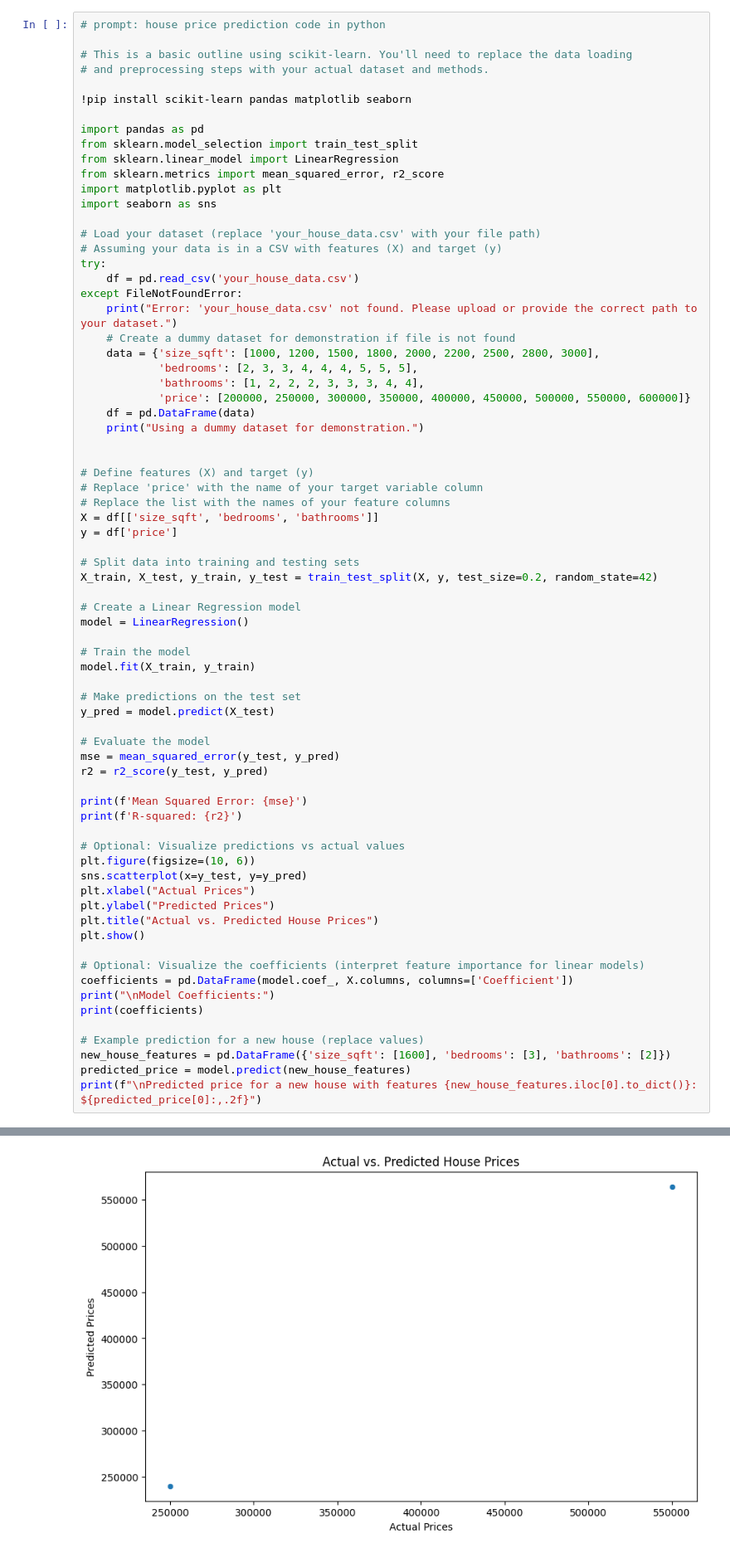
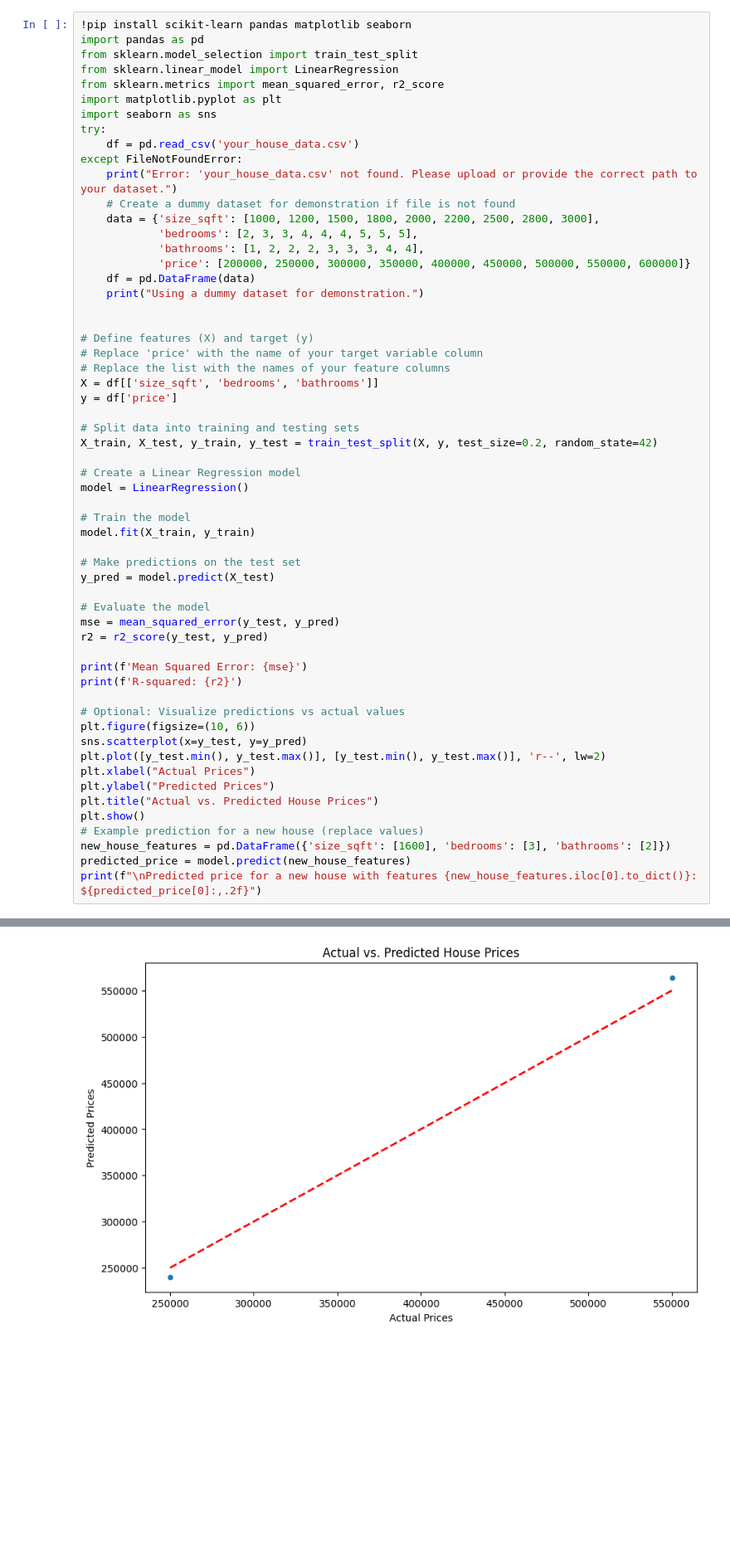
Before and after one commit to manoj791/predictive, a Jupyter notebook: house_price_prediction.ipynb, the cells around one changed output, grey strips where cells are left out. Shown at 83% size. Drawn from its saved outputs; the diff is of its cells as text; blank space fills up the shorter version.

```diff
--- a/house_price_prediction.ipynb
+++ b/house_price_prediction.ipynb
@@ -1,22 +1,13 @@
 # %% [markdown]
 <a href="https://colab.research.google.com/github/manoj791/predictive/blob/house_price_prediction/house_price_prediction.ipynb" target="_parent"><img src="https://colab.research.google.com/assets/colab-badge.svg" alt="Open In Colab"/></a>
 # %%
-# prompt: house price prediction code in python
-
-# This is a basic outline using scikit-learn. You'll need to replace the data loading
-# and preprocessing steps with your actual dataset and methods.
-
 !pip install scikit-learn pandas matplotlib seaborn
-
 import pandas as pd
 from sklearn.model_selection import train_test_split
 from sklearn.linear_model import LinearRegression
 from sklearn.metrics import mean_squared_error, r2_score
 import matplotlib.pyplot as plt
 import seaborn as sns
-
-# Load your dataset (replace 'your_house_data.csv' with your file path)
-# Assuming your data is in a CSV with features (X) and target (y)
 try:
     df = pd.read_csv('your_house_data.csv')
 except FileNotFoundError:
@@ -57,37 +48,32 @@ print(f'R-squared: {r2}')
 
 # Optional: Visualize predictions vs actual values
 plt.figure(figsize=(10, 6))
 sns.scatterplot(x=y_test, y=y_pred)
+plt.plot([y_test.min(), y_test.max()], [y_test.min(), y_test.max()], 'r--', lw=2)
 plt.xlabel("Actual Prices")
 plt.ylabel("Predicted Prices")
 plt.title("Actual vs. Predicted House Prices")
 plt.show()
-
-# Optional: Visualize the coefficients (interpret feature importance for linear models)
-coefficients = pd.DataFrame(model.coef_, X.columns, columns=['Coefficient'])
-print("\nModel Coefficients:")
-print(coefficients)
-
 # Example prediction for a new house (replace values)
 new_house_features = pd.DataFrame({'size_sqft': [1600], 'bedrooms': [3], 'bathrooms': [2]})
 predicted_price = model.predict(new_house_features)
 print(f"\nPredicted price for a new house with features {new_house_features.iloc[0].to_dict()}: ${predicted_price[0]:,.2f}")
 # %% [output]
 Requirement already satisfied: scikit-learn in /usr/local/lib/python3.11/dist-packages (1.6.1)
 Requirement already satisfied: pandas in /usr/local/lib/python3.11/dist-packages (2.2.2)
 Requirement already satisfied: matplotlib in /usr/local/lib/python3.11/dist-packages (3.10.0)
 Requirement already satisfied: seaborn in /usr/local/lib/python3.11/dist-packages (0.13.2)
 Requirement already satisfied: numpy>=1.19.5 in /usr/local/lib/python3.11/dist-packages (from scikit-learn) (2.0.2)
 Requirement already satisfied: scipy>=1.6.0 in /usr/local/lib/python3.11/dist-packages (from scikit-learn) (1.15.3)
 Requirement already satisfied: joblib>=1.2.0 in /usr/local/lib/python3.11/dist-packages (from scikit-learn) (1.5.1)
 Requirement already satisfied: threadpoolctl>=3.1.0 in /usr/local/lib/python3.11/dist-packages (from scikit-learn) (3.6.0)
 Requirement already satisfied: python-dateutil>=2.8.2 in /usr/local/lib/python3.11/dist-packages (from pandas) (2.9.0.post0)
 Requirement already satisfied: pytz>=2020.1 in /usr/local/lib/python3.11/dist-packages (from pandas) (2025.2)
 Requirement already satisfied: tzdata>=2022.7 in /usr/local/lib/python3.11/dist-packages (from pandas) (2025.2)
 Requirement already satisfied: contourpy>=1.0.1 in /usr/local/lib/python3.11/dist-packages (from matplotlib) (1.3.2)
 ... (7 lines left out)
 Error: 'your_house_data.csv' not found. Please upload or provide the correct path to your dataset.
 Using a dummy dataset for demonstration.
 Mean Squared Error: 147858310.85815048
 R-squared: 0.9934285195174155
-[figure, old version]
+[figure, new version]
```
Also changed, not shown: parts of 2 cells of this notebook.
